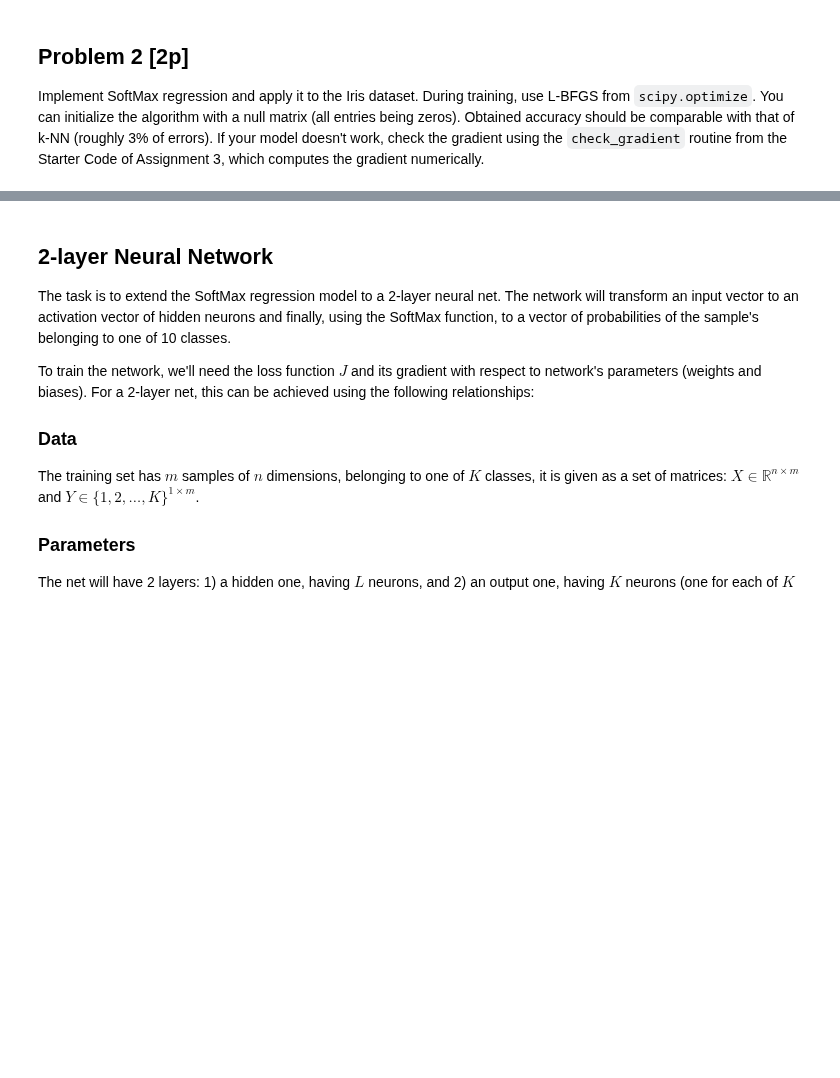
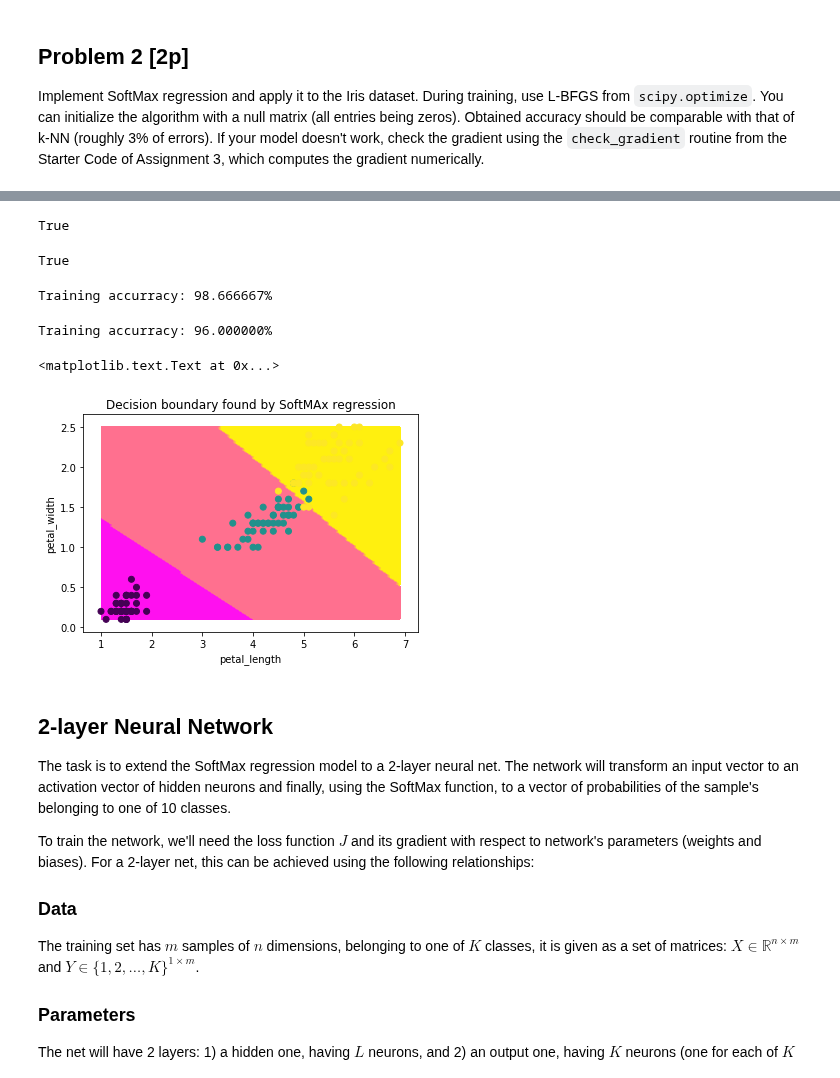
Before and after one commit to sequba/nn_assignments, a Jupyter notebook: assignment4/Assignment4.ipynb, the cells around one changed output, grey strips where cells are left out. Drawn from its saved outputs; the diff is of its cells as text; code cells hidden in the pictures; blank space fills up the shorter version.

```diff
--- a/assignment4/Assignment4.ipynb
+++ b/assignment4/Assignment4.ipynb
@@ -192,26 +196,26 @@ def SoftMaxRegression_implementation(ThetaFlat, X, Y=None, return_probabilities=
     """
     #X is num_features x num_samples
     num_features, num_samples = X.shape
+    if Y is not None:
+        assert(Y.shape == (1,num_samples))
 
     #Theta is num_features x num_classes
     #we first reshape ThetaFlat into Theta
     Theta = ThetaFlat.reshape(num_features, -1)
+    num_classes = Theta.shape[1]
 
     #Activation of softmax neurons
     #A's shape should be num_classes x num_samples
-    #
-    # TODO
-    # A =
-    #
+    A = Theta.T.dot(X)
+
+    #Stability optimization - for each subtract the maximum activation
+    A -= A.max(0, keepdims=True)
 
     #Now compute the SoftMax function
     #O will be a num_classes x num_samples matrix of probabilities assigned by our model
-    #Stability optimization - for each subtract the maximum activation
-    O = A - A.max(0, keepdims=True)
-    #
-    # TODO - compute SoftMax as vector O. Take the exp and normalize, so all values of O
-    #        would sum to 1.0.
-    #
+    O = np.exp(A)
+    s = np.sum(O, axis=0)
+    O /= s
 
     if return_probabilities:
         return O
@@ -223,13 +227,11 @@ def SoftMaxRegression_implementation(ThetaFlat, X, Y=None, return_probabilities=
 
     #For the softmax activation and cross-entropy loss, the derivative dNLL/dA has a simple form
     #Please fill in its computation
-    #
-    # TODO
-    # dLdA =
-    #
+    conditional = Y == np.arange(num_classes).reshape(-1,1)
+    dLdA = O - conditional
 
     #Now we compute the gradient of the loss with respect to Theta
-    dLdTheta = np.dot(X, dLdA.T)
+    dLdTheta = 1.0/num_samples * np.dot(X, dLdA.T)
 
     #reshape gard into the shape of Theta, for fmin_l_bfsgb to work
     return L, dLdTheta.reshape(ThetaFlat.shape)
@@ -239,6 +241,8 @@ iris_log_reg_cost = lambda Theta: SoftMaxRegression_implementation(Theta, IrisXF
 #Make sure that the gradient computation is OK
 check_gradient(iris_log_reg_cost, np.zeros((3*5,)))
 check_gradient(iris_log_reg_cost, np.random.rand(3*5)*2.0-1.0)
+# %% [output]
+True
 # %%
 #
 # Call a solver
@@ -248,6 +252,8 @@ check_gradient(iris_log_reg_cost, np.random.rand(3*5)*2.0-1.0)
 ThetaOpt = sopt.fmin_l_bfgs_b(iris_log_reg_cost, np.zeros((3*5,)), iprint=1)[0]
 
 check_gradient(iris_log_reg_cost, ThetaOpt)
+# %% [output]
+True
 # %%
 #
 # Compute training errors
@@ -256,15 +262,24 @@ check_gradient(iris_log_reg_cost, ThetaOpt)
 probabilities = SoftMaxRegression_implementation(ThetaOpt, IrisXFull, return_probabilities=True)
 predictions = np.argmax(probabilities,0)
 
-print("Training accurracy: %f%%" % ((predictions==IrisY.ravel()).mean()*100))
+print(("Training accurracy: %f%%" % ((predictions==IrisY.ravel()).mean()*100)))
+# %% [output]
+Training accurracy: 98.666667%
 # %%
 #
 # Now redo the training for two features
-#
-# TODO - again, use l_bfgs to find optimal theta, then compute probabilities and new predictions.
-#
 
-print("Training accurracy: %f%%" % ((predictions==IrisY.ravel()).mean()*100))
+iris_log_reg_cost = lambda Theta: SoftMaxRegression_implementation(Theta, IrisX2feats, IrisY, False)
+
+Theta2class = sopt.fmin_l_bfgs_b(iris_log_reg_cost, np.zeros((3*3,)), iprint=1)[0]
+check_gradient(iris_log_reg_cost, Theta2class)
+
+probabilities = SoftMaxRegression_implementation(Theta2class, IrisX2feats, return_probabilities=True)
+predictions = np.argmax(probabilities,0)
+
+print(("Training accurracy: %f%%" % ((predictions==IrisY.ravel()).mean()*100)))
+# %% [output]
+Training accurracy: 96.000000%
 # %%
 #
 # Now plot the decision boundary
@@ -277,10 +292,13 @@ IrisXGrid = np.vstack([np.ones(np.prod(petal_lengths.shape)), petal_lengths.rave
 predictions_Grid = SoftMaxRegression_implementation(Theta2class, IrisXGrid, return_probabilities=True).argmax(0)
 # %%
 contourf(petal_lengths, petal_widths, predictions_Grid.reshape(petal_lengths.shape), cmap='spring')
-scatter(IrisX2feats[1,:], IrisX2feats[2,:], c=IrisY.ravel(), cmap='spring')
+scatter(IrisX2feats[1,:], IrisX2feats[2,:], c=IrisY.ravel())
 xlabel('petal_length')
 ylabel('petal_width')
 title('Decision boundary found by SoftMAx regression')
+# %% [output]
+<matplotlib.text.Text at 0x...>
+[figure, added]
 # %% [markdown]
 ## 2-layer Neural Network
 
```
Also changed, not shown: parts of 6 cells of this notebook.
